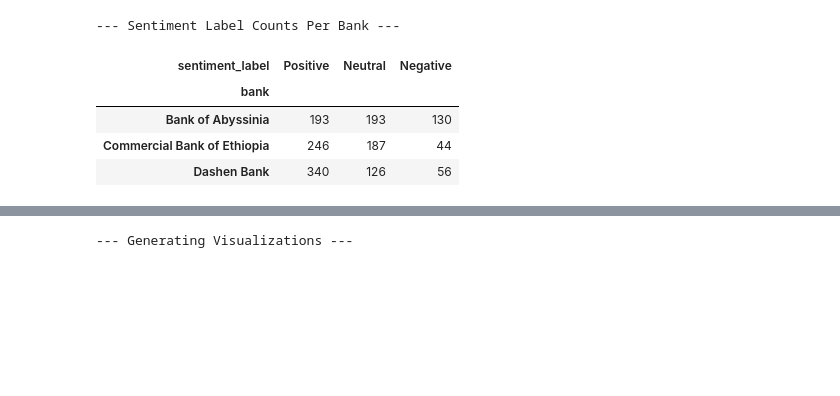
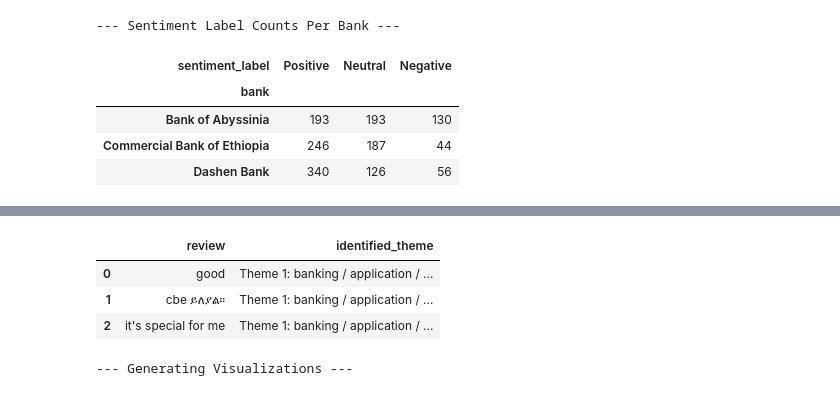
Before and after one commit to rufta-g20/bank_review_analysis, a Jupyter notebook: analysis_and_themes.ipynb, the cells around one changed output, grey strips where cells are left out. Drawn from its saved outputs; the diff is of its cells as text; code cells hidden in the pictures; blank space fills up the shorter version.

```diff
--- a/analysis_and_themes.ipynb
+++ b/analysis_and_themes.ipynb
@@ -258,0 +256,74 @@ else:
+# %%
+# ==============================================================================
+# Cell 6: K-Means Clustering for Theme Identification (Task 2)
+# ==============================================================================
+
+from sklearn.cluster import KMeans
+from sklearn.preprocessing import StandardScaler
+from sklearn.decomposition import PCA
+# Assuming COMPREHENSIVE_STOPWORDS was defined in Cell 5
+
+if not df.empty:
+    print("\n--- Starting K-Means Clustering for Thematic Analysis ---")
+
+    # 1. Prepare Data: Use a TfidfVectorizer on ALL reviews for feature creation
+    stop_words_list = list(COMPREHENSIVE_STOPWORDS)
+
+    clustering_vectorizer = TfidfVectorizer(
+        stop_words=stop_words_list, # Use the corrected list
+        max_features=1000,
+        ngram_range=(1, 2)
+    )
+    tfidf_matrix = clustering_vectorizer.fit_transform(df['review'])
+
+    # 2. Dimensionality Reduction (PCA): Important for speeding up K-Means
+    # Target 80% variance retention or a fixed number of components
+    pca = PCA(n_components=0.8, random_state=42)
+
+    # --- FIX: Converted .todense() to .toarray() to get a numpy.ndarray
+    tfidf_dense = tfidf_matrix.toarray()
+    data_pca = pca.fit_transform(tfidf_dense)
+
+    print(f"Original features: {tfidf_matrix.shape[1]} -> PCA components: {data_pca.shape[1]}")
+
+    # 3. K-Means Clustering: Choosing K=5 as a reasonable starting point for bank review themes
+    K = 5
+    kmeans = KMeans(n_clusters=K, init='k-means++', random_state=42, n_init=10)
+    df['theme_cluster'] = kmeans.fit_predict(data_pca)
+
+    # 4. Interpret Clusters: Find the top 3 keywords for each cluster
+    feature_names = clustering_vectorizer.get_feature_names_out()
+
+    theme_map = {}
+    print("\n--- Cluster Keyword Interpretation ---")
+    for i in range(K):
+        # Find the mean feature vector for all points in this cluster
+        cluster_data_indices = df[df['theme_cluster'] == i].index
+        # Get the original TF-IDF vectors for this cluster
+        # NOTE: We need to use .toarray() here too, as vector slicing on a sparse matrix
+        # still results in a sparse matrix, and we need the average scores.
+        cluster_tfidf_vectors = tfidf_matrix[cluster_data_indices].toarray()
+
+        # Sum the TF-IDF scores for the cluster
+        # Using .mean(axis=0) directly on the dense array is cleaner
+        avg_tfidf_scores = cluster_tfidf_vectors.mean(axis=0)
+
+        # Get the top features for the cluster (argsort returns indices)
+        top_indices = avg_tfidf_scores.argsort()[-5:][::-1]
+        top_features = [feature_names[j] for j in top_indices]
+
+        # Create a descriptive name based on the top features
+        descriptive_name = f"Theme {i+1}: {' / '.join(top_features)}"
+        theme_map[i] = descriptive_name
+        print(f"Cluster {i}: Top Keywords: {top_features} -> Theme: {descriptive_name}")
+
+    # 5. Map the descriptive themes back to the DataFrame
+    df['identified_theme'] = df['theme_cluster'].map(theme_map)
+    df.drop(columns=['theme_cluster'], inplace=True)
+
+    print("\nTheme identification complete.")
+    display(df[['review', 'identified_theme']].head(3))
+
+else:
+    print("Cannot perform K-Means: DataFrame is empty.")
+# %% [output]
@@ -259,2 +341,6 @@ else:
+|  | review | identified_theme |
+| 0 | good | Theme 1: banking / application / ... |
+| 1 | cbe ይለያል። | Theme 1: banking / application / ... |
+| 2 | it's special for me | Theme 1: banking / application / ... |
 # %%
 # ==============================================================================
```
Also changed, not shown: parts of 4 cells of this notebook, 6 other files.
